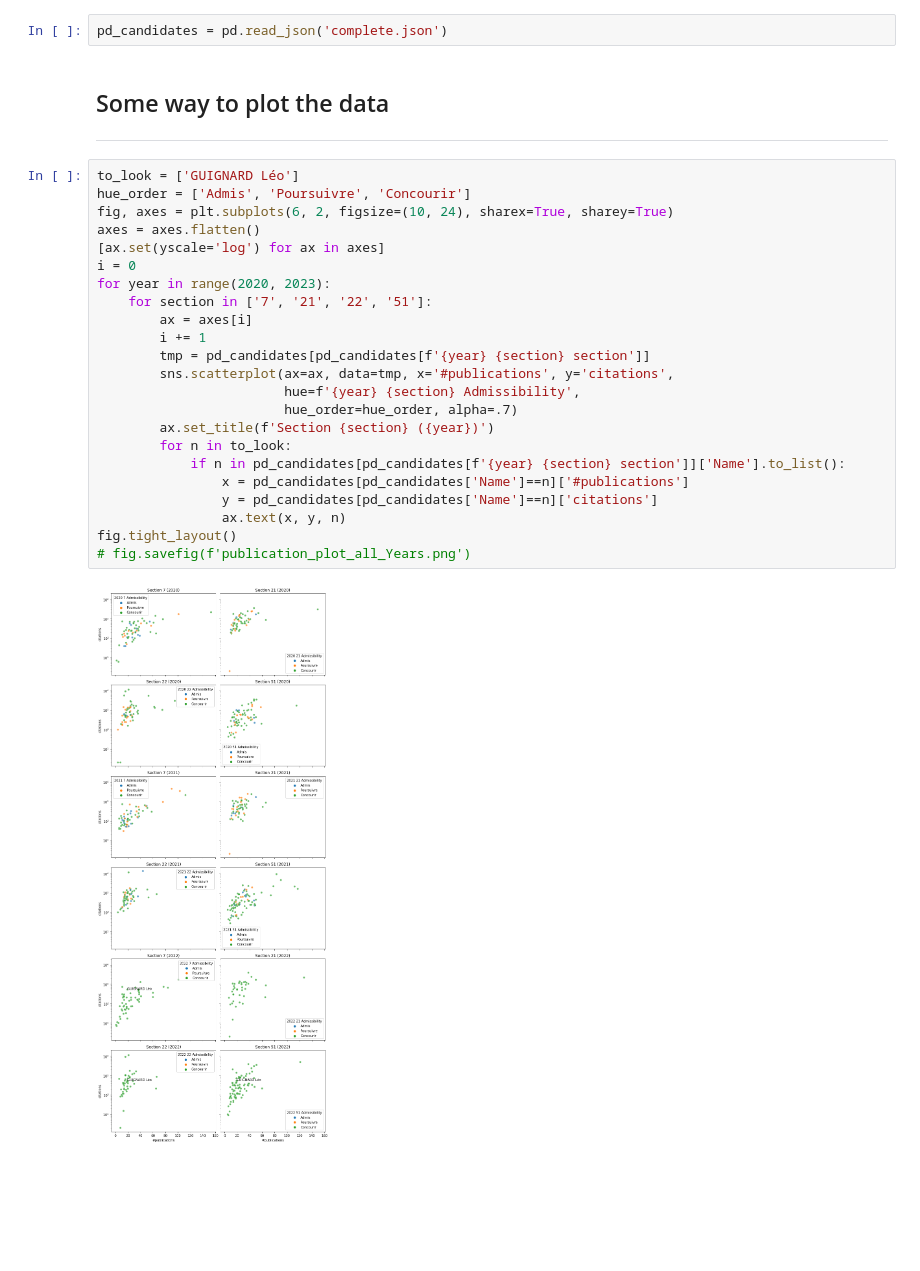
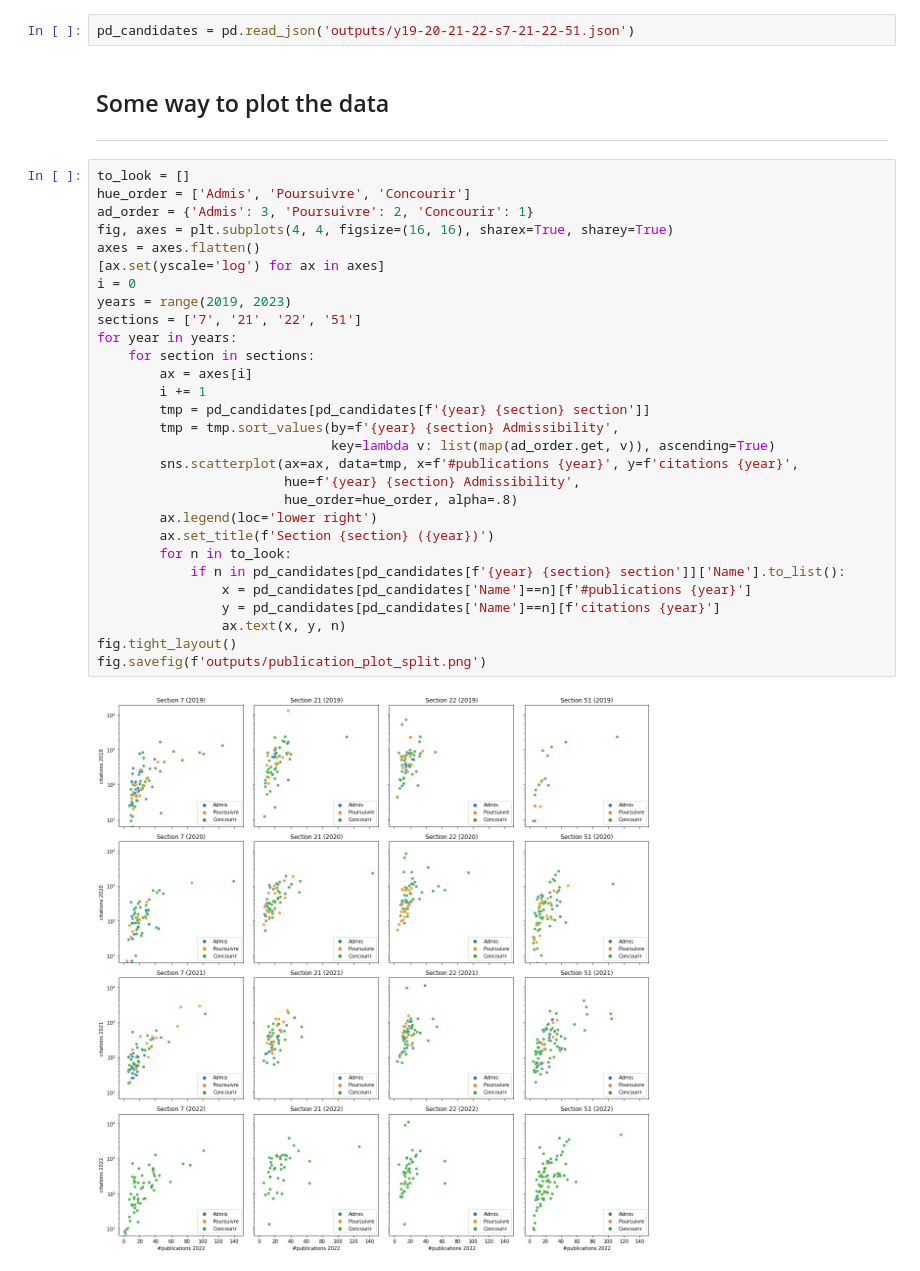
Before and after one commit to leoguignard/CNRS-scrape, a Jupyter notebook: Plotting.ipynb, the cells around one changed output. Cells and saved outputs as stored; diff of their text form; blank space fills up the shorter version.

Commit message:
add data, small plotting update

```diff
--- a/Plotting.ipynb
+++ b/Plotting.ipynb
@@ -9,32 +9,38 @@ import matplotlib.pyplot as plt
 ## Loading the data
 ---
 # %%
-pd_candidates = pd.read_json('complete.json')
+pd_candidates = pd.read_json('outputs/y19-20-21-22-s7-21-22-51.json')
 # %% [markdown]
 ## Some way to plot the data
 ---
 # %%
-to_look = ['GUIGNARD Léo']
+to_look = []
 hue_order = ['Admis', 'Poursuivre', 'Concourir']
-fig, axes = plt.subplots(6, 2, figsize=(10, 24), sharex=True, sharey=True)
+ad_order = {'Admis': 3, 'Poursuivre': 2, 'Concourir': 1}
+fig, axes = plt.subplots(4, 4, figsize=(16, 16), sharex=True, sharey=True)
 axes = axes.flatten()
 [ax.set(yscale='log') for ax in axes]
 i = 0
-for year in range(2020, 2023):
-    for section in ['7', '21', '22', '51']:
+years = range(2019, 2023)
+sections = ['7', '21', '22', '51']
+for year in years:
+    for section in sections:
         ax = axes[i]
         i += 1
         tmp = pd_candidates[pd_candidates[f'{year} {section} section']]
-        sns.scatterplot(ax=ax, data=tmp, x='#publications', y='citations',
+        tmp = tmp.sort_values(by=f'{year} {section} Admissibility',
+                              key=lambda v: list(map(ad_order.get, v)), ascending=True)
+        sns.scatterplot(ax=ax, data=tmp, x=f'#publications {year}', y=f'citations {year}',
                         hue=f'{year} {section} Admissibility',
-                        hue_order=hue_order, alpha=.7)
+                        hue_order=hue_order, alpha=.8)
+        ax.legend(loc='lower right')
         ax.set_title(f'Section {section} ({year})')
         for n in to_look:
             if n in pd_candidates[pd_candidates[f'{year} {section} section']]['Name'].to_list():
-                x = pd_candidates[pd_candidates['Name']==n]['#publications']
-                y = pd_candidates[pd_candidates['Name']==n]['citations']
+                x = pd_candidates[pd_candidates['Name']==n][f'#publications {year}']
+                y = pd_candidates[pd_candidates['Name']==n][f'citations {year}']
                 ax.text(x, y, n)
 fig.tight_layout()
-# fig.savefig(f'publication_plot_all_Years.png')
+fig.savefig(f'outputs/publication_plot_split.png')
 # %% [output]
-[figure, old version]
+[figure, new version]
```
Also changed, not shown: parts of 1 cell of this notebook, 1 other file.
